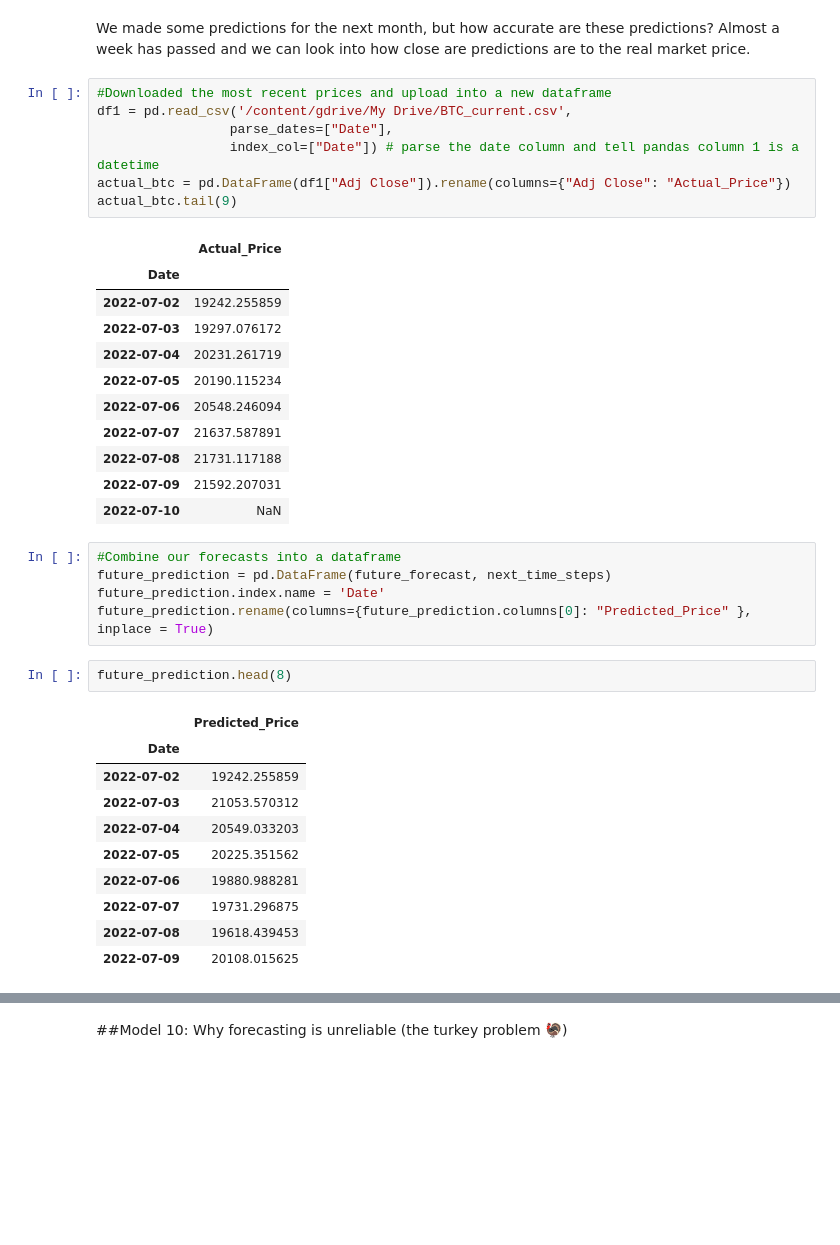
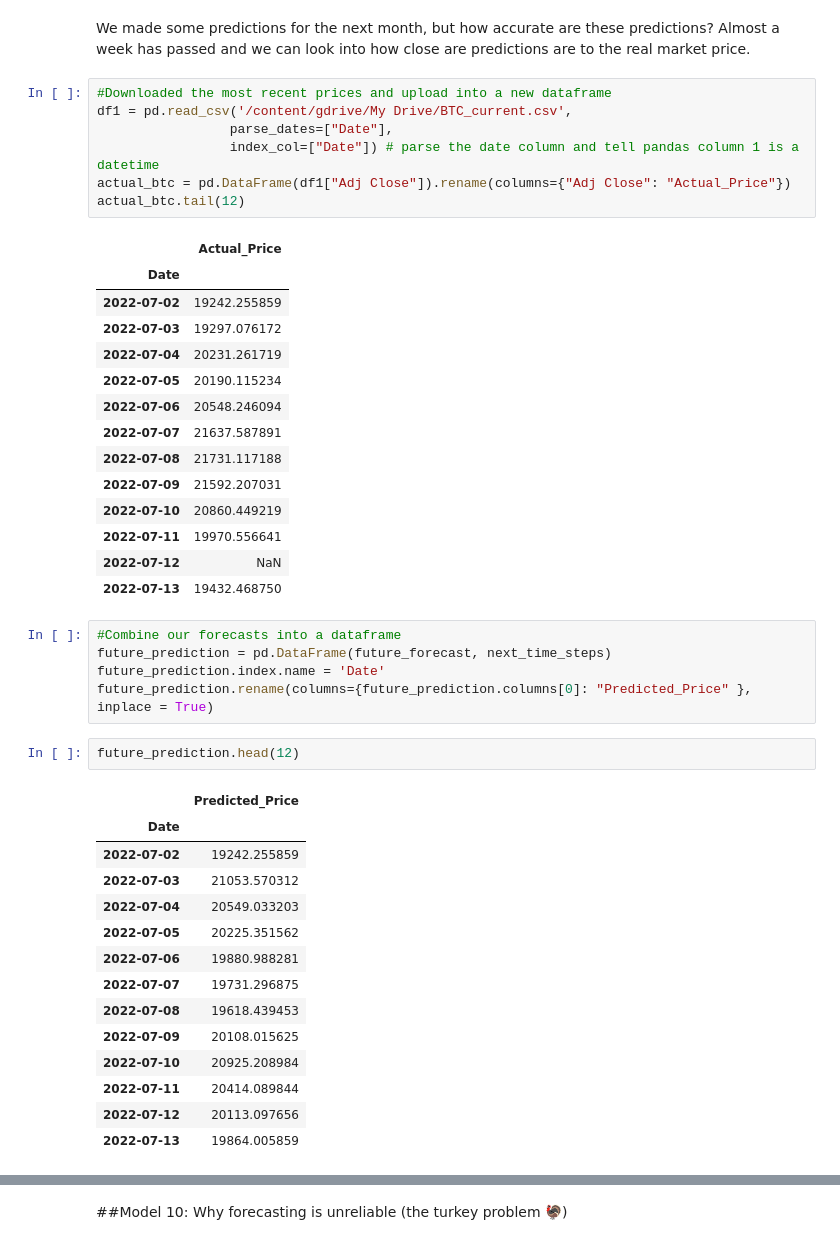
Before and after one commit to DataDoggo215/Predicting_BitcoinPrices, a Jupyter notebook: BitPredict_time_series_forecastng.ipynb, the cells around one changed output, grey strips where cells are left out. Saved outputs shown, nothing was run; the diff lists cells and outputs as text; blank space fills up the shorter version.

```diff
--- a/BitPredict_time_series_forecastng.ipynb
+++ b/BitPredict_time_series_forecastng.ipynb
@@ -2193,7 +2193,7 @@ df1 = pd.read_csv('/content/gdrive/My Drive/BTC_current.csv',
                  parse_dates=["Date"],
                  index_col=["Date"]) # parse the date column and tell pandas column 1 is a datetime
 actual_btc = pd.DataFrame(df1["Adj Close"]).rename(columns={"Adj Close": "Actual_Price"})
-actual_btc.tail(9)
+actual_btc.tail(12)
 # %% [output]
 |  | Actual_Price |
 | Date |  |
@@ -2205,25 +2205,32 @@ actual_btc.tail(9)
 | 2022-07-07 | 21637.587891 |
 | 2022-07-08 | 21731.117188 |
 | 2022-07-09 | 21592.207031 |
-| 2022-07-10 | NaN |
+| 2022-07-10 | 20860.449219 |
+| 2022-07-11 | 19970.556641 |
+| 2022-07-12 | NaN |
+| 2022-07-13 | 19432.468750 |
 # %%
 #Combine our forecasts into a dataframe
 future_prediction = pd.DataFrame(future_forecast, next_time_steps)
 future_prediction.index.name = 'Date'
 future_prediction.rename(columns={future_prediction.columns[0]: "Predicted_Price" }, inplace = True)
 # %%
-future_prediction.head(8)
+future_prediction.head(12)
 # %% [output]
 |  | Predicted_Price |
 | Date |  |
 | 2022-07-02 | 19242.255859 |
 | 2022-07-03 | 21053.570312 |
 | 2022-07-04 | 20549.033203 |
 | 2022-07-05 | 20225.351562 |
 | 2022-07-06 | 19880.988281 |
 | 2022-07-07 | 19731.296875 |
 | 2022-07-08 | 19618.439453 |
 | 2022-07-09 | 20108.015625 |
+| 2022-07-10 | 20925.208984 |
+| 2022-07-11 | 20414.089844 |
+| 2022-07-12 | 20113.097656 |
+| 2022-07-13 | 19864.005859 |
 # %%
 #merge the dataframes, we will do an inner join because we only care about the overlapping prices
 df_prices = pd.merge(future_prediction, actual_btc, on = 'Date', how = 'inner')
```
Also changed, not shown: parts of 26 cells of this notebook.
